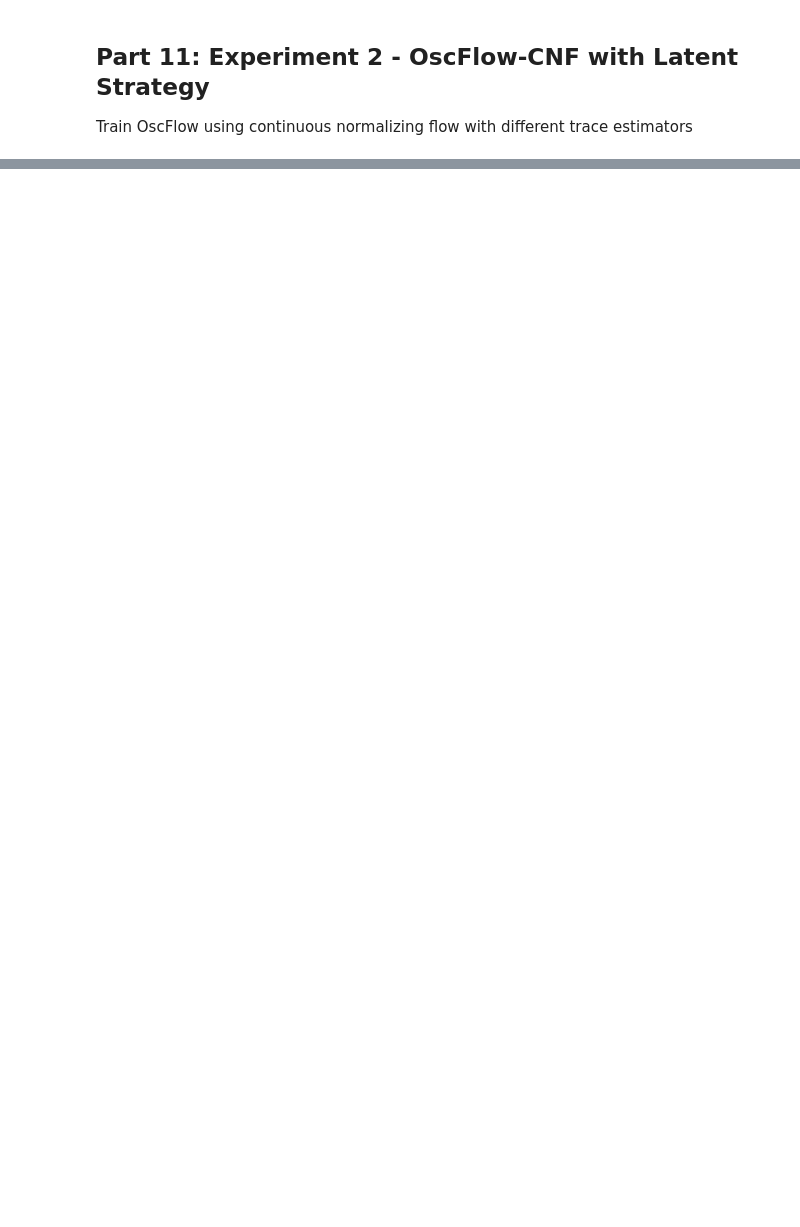
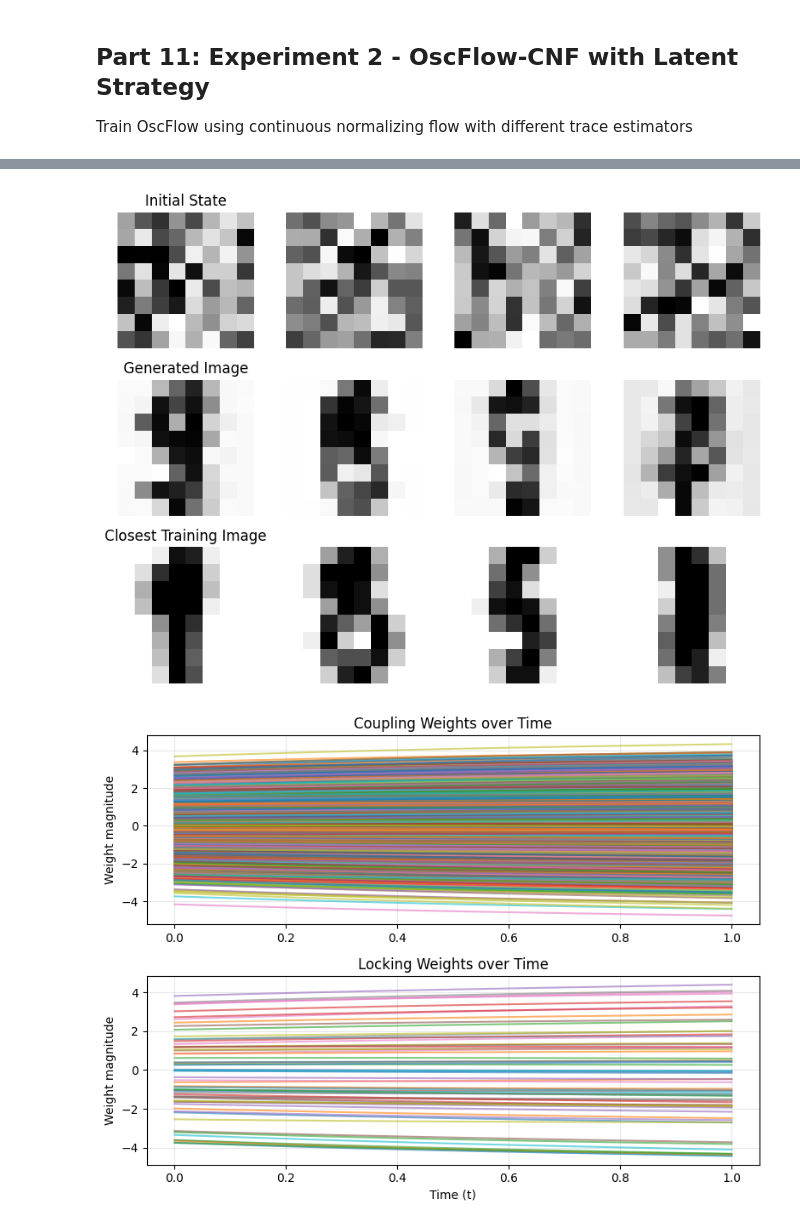
Before and after one commit to WangYuNeng/Ark, a Jupyter notebook: examples/generative/osc_image_generation_w_latent.ipynb, the cells around one changed output, grey strips where cells are left out. Cells and saved outputs as stored; diff of their text form; code cells hidden in the pictures; blank space fills up the shorter version.

```diff
--- a/examples/generative/osc_image_generation_w_latent.ipynb
+++ b/examples/generative/osc_image_generation_w_latent.ipynb
@@ -310,7 +313,6 @@ class CNF(eqx.Module):
         """
         # Get target latent variables
         lat_1 = get_target_latents(self.model, x_vis_1, key)
-        print(lat_1.shape, x_vis_1.shape)
 
         x_1 = jnp.concatenate([x_vis_1, lat_1])
 
@@ -339,7 +341,7 @@ class CNF(eqx.Module):
     def sample(self, *, key: PRNGKeyArray) -> Array:
         """Generate a sample by integrating forward from noise."""
         total_dim = self.model.vis_dim + self.model.lat_dim
-        y = jr.uniform(key, (total_dim,), minval=-1, maxval=1)
+        y = jr.normal(key, (total_dim,))
         term = diffrax.ODETerm(self.model.flow)
         solver = diffrax.Tsit5()
 
@@ -716,9 +736,9 @@ for lat_dim in latent_dims:
         cnf = train_cnf(
             cnf,
             image_dataset,
-            batch_size=128,
+            batch_size=256,
             lr=1e-3,
-            n_iters=30,
+            n_iters=100,
             print_every=10,
             loss_key=train_key,
         )
@@ -743,0 +774,2 @@ Training: lat_dim=0, trace_method=hutchinson
+[figure, added]
+[figure, added]
```
Also changed, not shown: parts of 6 cells of this notebook.
